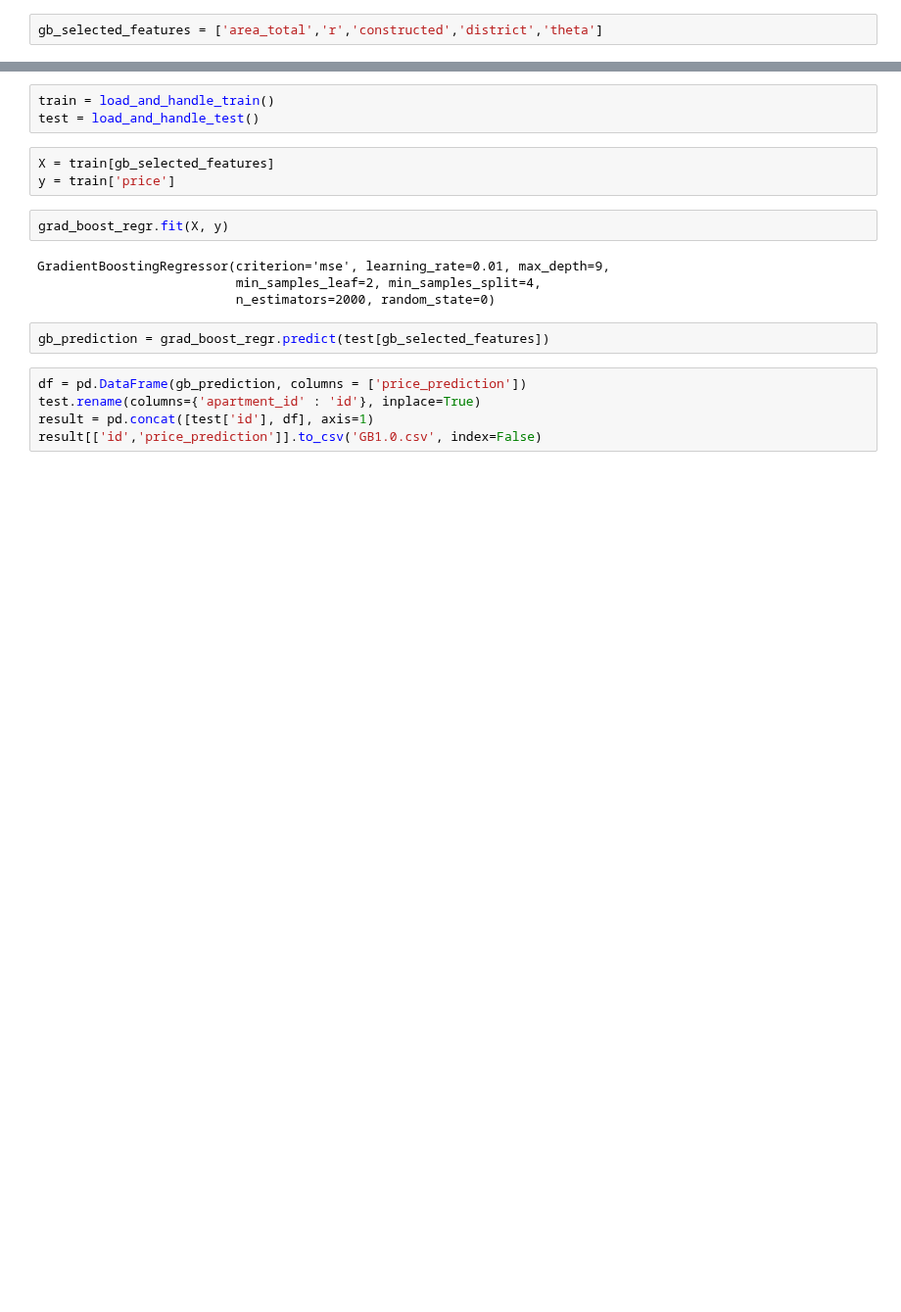
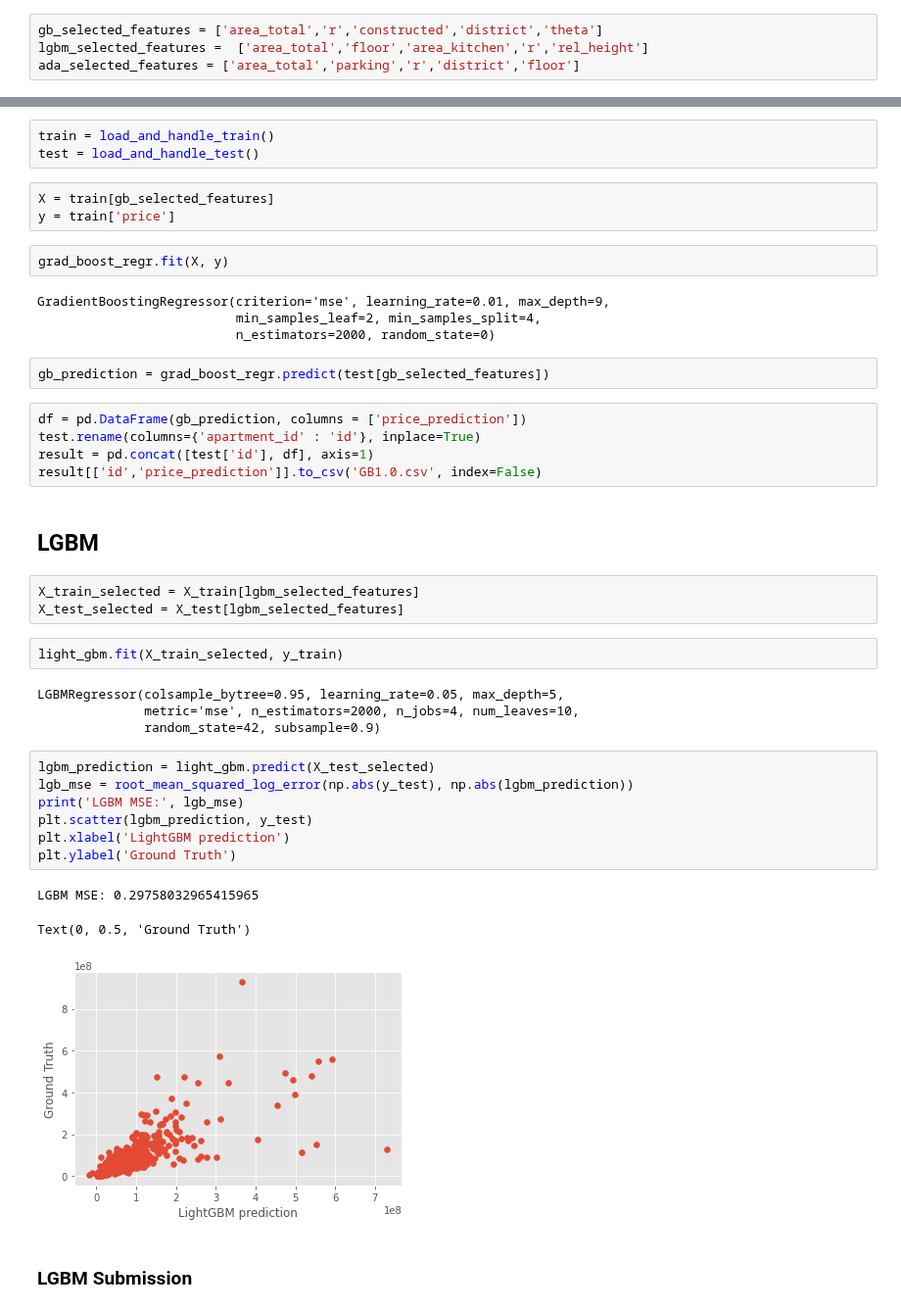
Before and after one commit to henrfj/TDT4173-ML, a Jupyter notebook: hasse-testsite/feature_selection.ipynb, the cells around one changed output, grey strips where cells are left out. Shown at 98% size. Drawn from its saved outputs; the diff is of its cells as text; blank space fills up the shorter version.

```diff
--- a/hasse-testsite/feature_selection.ipynb
+++ b/hasse-testsite/feature_selection.ipynb
@@ -295,2 +295,4 @@ plot_feature_importance(adaboost_importances, list(X_train_selected.columns), 'A
 # %%
 gb_selected_features = ['area_total','r','constructed','district','theta']
+lgbm_selected_features =  ['area_total','floor','area_kitchen','r','rel_height']
+ada_selected_features = ['area_total','parking','r','district','floor']
@@ -330,3 +338,27 @@ df = pd.DataFrame(gb_prediction, columns = ['price_prediction'])
 test.rename(columns={'apartment_id' : 'id'}, inplace=True)
 result = pd.concat([test['id'], df], axis=1)
 result[['id','price_prediction']].to_csv('GB1.0.csv', index=False)
+# %% [markdown]
+## LGBM
+# %%
+X_train_selected = X_train[lgbm_selected_features]
+X_test_selected = X_test[lgbm_selected_features]
+# %%
+light_gbm.fit(X_train_selected, y_train)
+# %% [output]
+LGBMRegressor(colsample_bytree=0.95, learning_rate=0.05, max_depth=5,
+              metric='mse', n_estimators=2000, n_jobs=4, num_leaves=10,
+              random_state=42, subsample=0.9)
+# %%
+lgbm_prediction = light_gbm.predict(X_test_selected)
+lgb_mse = root_mean_squared_log_error(np.abs(y_test), np.abs(lgbm_prediction))
+print('LGBM MSE:', lgb_mse)
+plt.scatter(lgbm_prediction, y_test)
+plt.xlabel('LightGBM prediction')
+plt.ylabel('Ground Truth')
+# %% [output]
+LGBM MSE: 0.29758032965415965
+Text(0, 0.5, 'Ground Truth')
+[figure, added]
+# %% [markdown]
+### LGBM Submission
```
Also changed, not shown: parts of 11 cells of this notebook, 4 other files.
